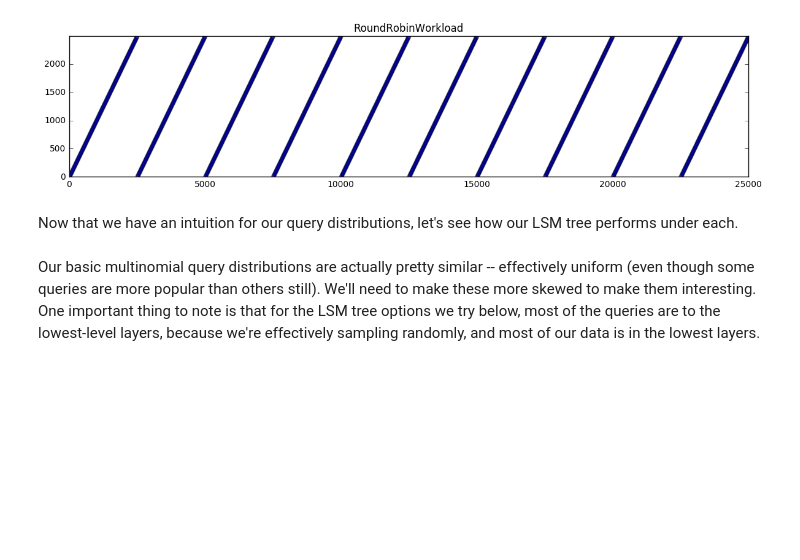
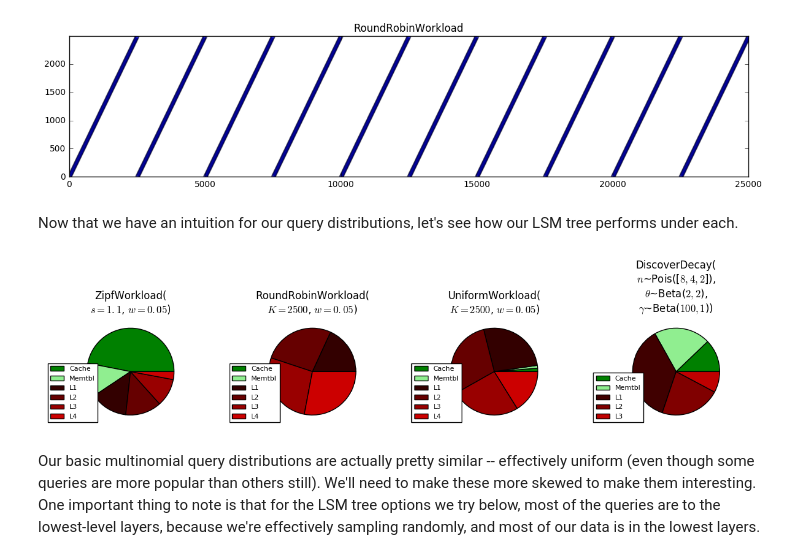
Before and after one commit to asross/cs265, a Jupyter notebook: simulations/lsemulation-aross.ipynb, the cells around one changed output. Cells and saved outputs as stored; diff of their text form; code cells hidden in the pictures; blank space fills up the shorter version.

```diff
--- a/simulations/lsemulation-aross.ipynb
+++ b/simulations/lsemulation-aross.ipynb
@@ -132,7 +132,28 @@ plot_workloads(robins)
 [figure]
 # %% [markdown]
 Now that we have an intuition for our query distributions, let's see how our LSM tree performs under each.
+# %%
+def plot_access_piechart(lsmtree, title=None):
+  memtbl = lsmtree.memtbl
+  cache = lsmtree.cache
+  layers = lsmtree.layers
+  plt.axis('equal')
+  l = len(layers)
+  mems = [cache.hits] + [memtbl.hits] + [l.accesses for l in layers]
+  labs = ['Cache', 'Memtbl'] + ['L{}'.format(i+1) for i in range(l)]
+  clrs = ['green', 'lightgreen'] + [((i+1)*(1./(l+1)), 0, 0) for i in range(l)]
+  patches, texts = plt.pie(mems, colors=clrs, radius=1)
+  plt.legend(patches, labs,  loc='lower left', fontsize=8)
 # %%
+def plot_piecharts(wls, gridsize=None, **tree_options):
+  trees = [LSMulator.emulate(wl.queries, **tree_options) for wl in wls]
+  if gridsize is None:
+    gridsize = (1, len(wls))
+  with figure_grid(*gridsize) as grid:
+    for i, ax in enumerate(grid.each_subplot()):
+      plt.title(wls[i].title())
+      plot_access_piechart(trees[i])
+
 def plot_tree(lsmtree):
   #plot_access_piechart(lsmtree)
   plot_access_barchart(lsmtree)
@@ -151,6 +172,10 @@ def plot_workload_trees(wls, title='', gridsize=None, **tree_options):
       plt.title(wls[i].__str__())
       plot_tree(trees[i])
   return trees
+# %%
+plot_piecharts([ZipfWorkload(n_queries=3000, update_fraction=0.05), RoundRobinWorkload(n_queries=3000, update_fraction=0.05), UniformWorkload(n_queries=3000, update_fraction=0.05), DiscoverDecayWorkload(n_queries=3000)])
+# %% [output]
+[figure, added]
 # %% [markdown]
 Our basic multinomial query distributions are actually pretty similar -- effectively uniform (even though some queries are more popular than others still). We'll need to make these more skewed to make them interesting. One important thing to note is that for the LSM tree options we try below, most of the queries are to the lowest-level layers, because we're effectively sampling randomly, and most of our data is in the lowest layers.
 # %%
```
Also changed, not shown: 10 other files.
